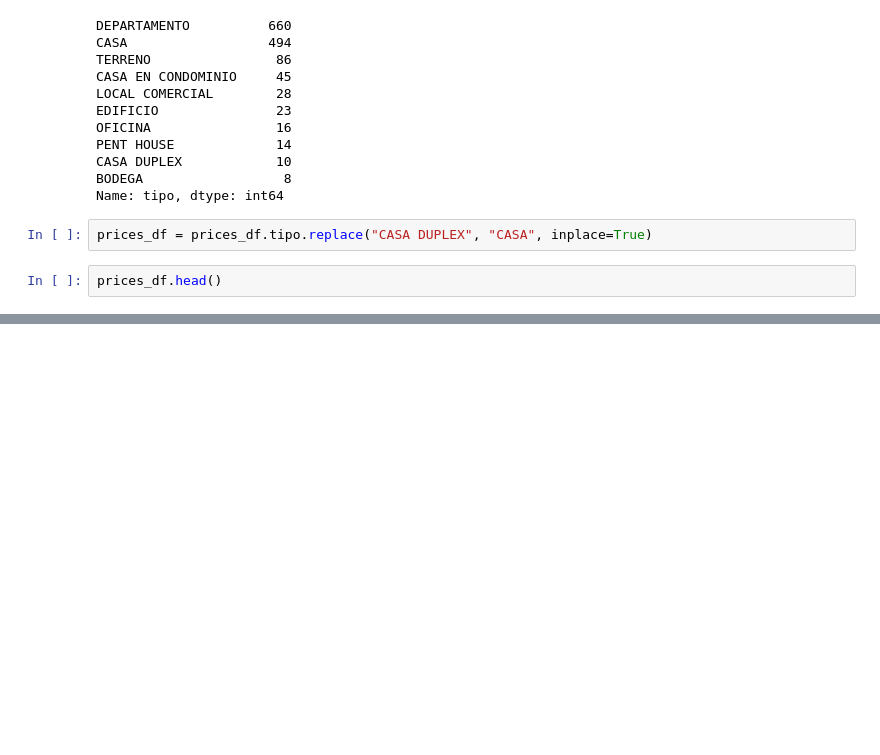
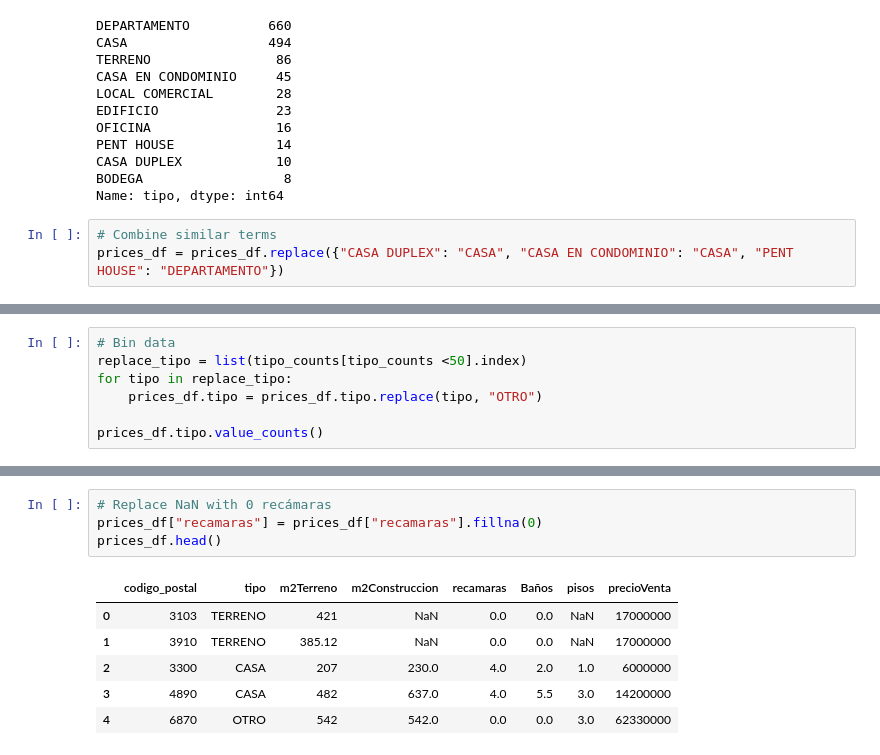
Before and after one commit to JCastro1986/Final-Project, a Jupyter notebook: ML_Practice.ipynb, the cells around one changed output, grey strips where cells are left out. Cells and saved outputs as stored; diff of their text form; blank space fills up the shorter version.

```diff
--- a/ML_Practice.ipynb
+++ b/ML_Practice.ipynb
@@ -85,7 +80,6 @@ PENT HOUSE             14
 CASA DUPLEX            10
 BODEGA                  8
 Name: tipo, dtype: int64
-# %%
-prices_df = prices_df.tipo.replace("CASA DUPLEX", "CASA", inplace=True)
 # %%
-prices_df.head()
+# Combine similar terms
+prices_df = prices_df.replace({"CASA DUPLEX": "CASA", "CASA EN CONDOMINIO": "CASA", "PENT HOUSE": "DEPARTAMENTO"})
@@ -98,0 +98,7 @@ AttributeError: 'NoneType' object has no attribute 'tipo'
+# %%
+# Bin data
+replace_tipo = list(tipo_counts[tipo_counts <50].index)
+for tipo in replace_tipo:
+    prices_df.tipo = prices_df.tipo.replace(tipo, "OTRO")
+
+prices_df.tipo.value_counts()
@@ -98,0 +120,11 @@ AttributeError: 'NoneType' object has no attribute 'tipo'
+# %%
+# Replace NaN with 0 recámaras
+prices_df["recamaras"] = prices_df["recamaras"].fillna(0)
+prices_df.head()
+# %% [output]
+|  | codigo_postal | tipo | m2Terreno | m2Construccion | recamaras | Baños | pisos | precioVenta |
+| 0 | 3103 | TERRENO | 421 | NaN | 0.0 | 0.0 | NaN | 17000000 |
+| 1 | 3910 | TERRENO | 385.12 | NaN | 0.0 | 0.0 | NaN | 17000000 |
+| 2 | 3300 | CASA | 207 | 230.0 | 4.0 | 2.0 | 1.0 | 6000000 |
+| 3 | 4890 | CASA | 482 | 637.0 | 4.0 | 5.5 | 3.0 | 14200000 |
+| 4 | 6870 | OTRO | 542 | 542.0 | 0.0 | 0.0 | 3.0 | 62330000 |
```
Also changed, not shown: parts of 21 cells of this notebook.
